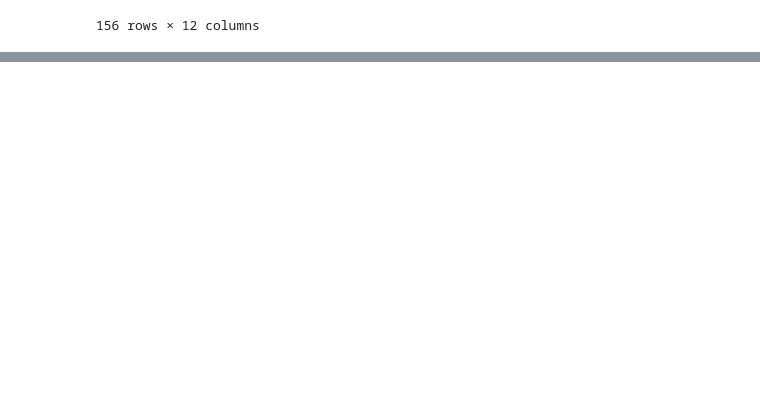
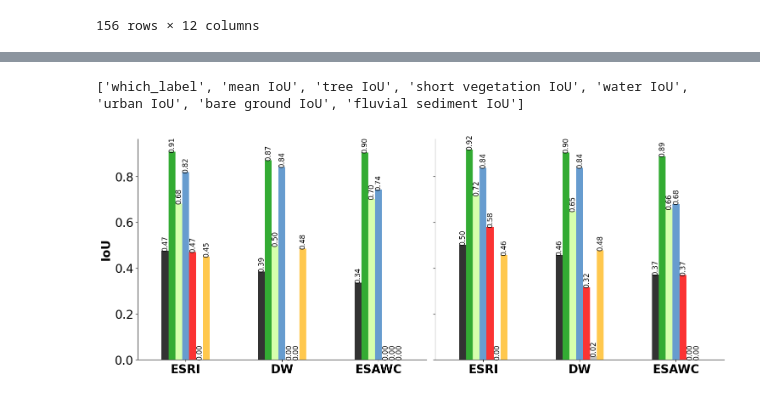
Before and after one commit to sherryqcchen/mlfluv, a Jupyter notebook: plot_accuracy.ipynb, the cells around one changed output, grey strips where cells are left out. Saved outputs shown, nothing was run; the diff lists cells and outputs as text; code cells hidden in the pictures; blank space fills up the shorter version.

```diff
--- a/plot_accuracy.ipynb
+++ b/plot_accuracy.ipynb
@@ -230,0 +386,19 @@ plt.show()
+# %%
+# Find best models of highest mean IoU.
+# Find best models of fine tune only. Exclude the initial trained models
+df_ft = df[~df['fluvial sediment IoU'].isna()]
+
+best_miou_idx = df_ft.groupby(by=['which_label', 'weights'])['mean IoU'].idxmax()
+df_best_miou = df_ft.loc[best_miou_idx].sort_values(by=['log_num'])
+
+best_water_idx = df_ft.groupby(by=['which_label', 'weights'])['water IoU'].idxmax()
+df_best_water = df_ft.loc[best_water_idx].sort_values(by=['log_num'])
+
+best_sedi_idx = df_ft.groupby(by=['which_label', 'weights'])['fluvial sediment IoU'].idxmax()
+df_best_sedi = df_ft.loc[best_sedi_idx].sort_values(by=['log_num'])
+
+best_bare_idx = df_ft.groupby(by=['which_label', 'weights'])['bare ground IoU'].idxmax()
+df_best_bare = df_ft.loc[best_bare_idx].sort_values(by=['log_num'])
+
+best_urban_idx = df_ft.groupby(by=['which_label', 'weights'])['urban IoU'].idxmax()
+df_best_urban = df_ft.loc[best_urban_idx].sort_values(by=['log_num'])
@@ -230,0 +423,5 @@ plt.show()
+# %%
+plot_group_IoUs(df_best_miou, ignore_sedi=False, show_legend=False)
+# %% [output]
+['which_label', 'mean IoU', 'tree IoU', 'short vegetation IoU', 'water IoU', 'urban IoU', 'bare ground IoU', 'fluvial sediment IoU']
+[figure, added]
```
Also changed, not shown: parts of 14 cells of this notebook.
